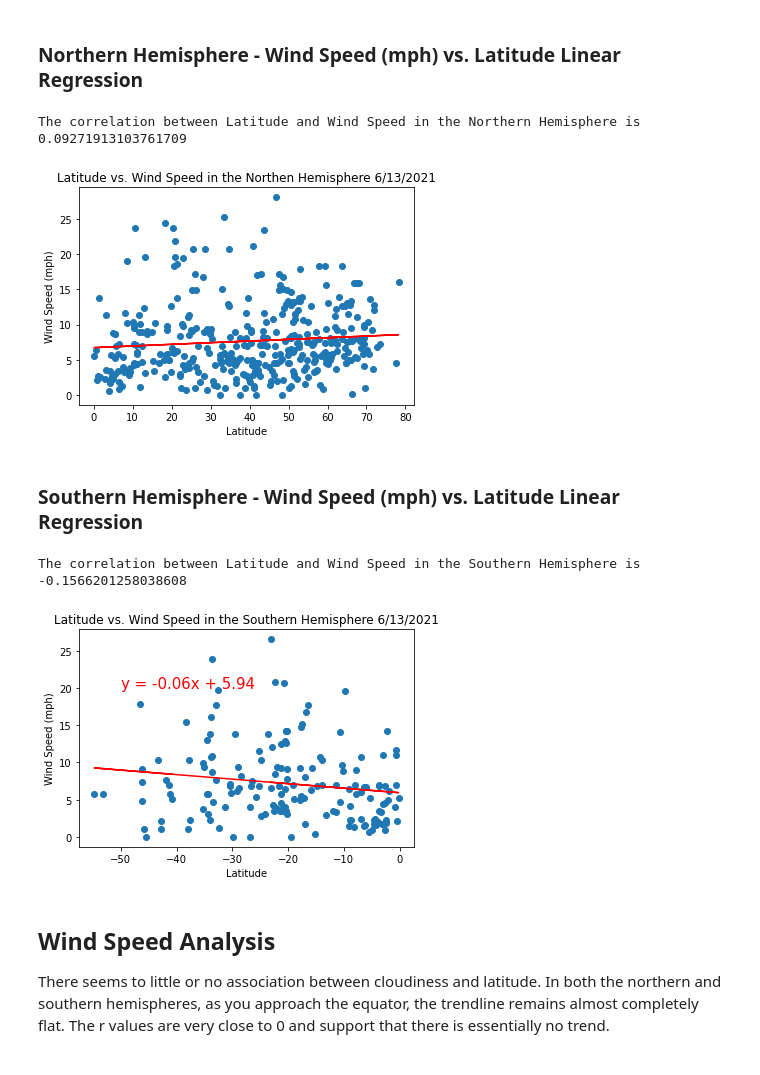
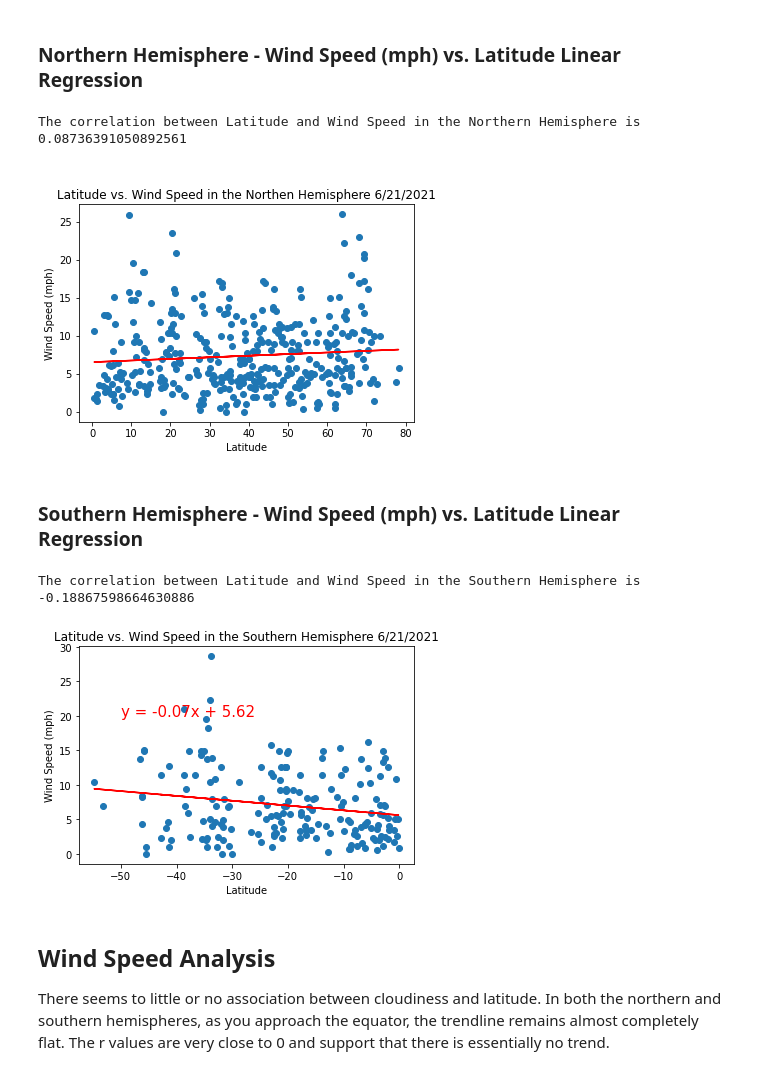
Before and after one commit to terrellbradford/python-api-challenge, a Jupyter notebook: WeatherPy_working.ipynb, the cells around one changed output. Drawn from its saved outputs; the diff is of its cells as text; code cells hidden in the pictures.

Commit message:
update dates on plots

```diff
--- a/WeatherPy_working.ipynb
+++ b/WeatherPy_working.ipynb
@@ -474,36 +474,36 @@ There seems to little or no association between cloudiness and latitude. In both
 #define x and y values
 x_values = north_weather['Latitude']
 y_values = north_weather['Wind Speed']
 
 #calculate and print correlation coefficient
 correlation = st.pearsonr(x_values, y_values)
 print(f"\nThe correlation between Latitude and Wind Speed in the Northern Hemisphere is {correlation[0]}\n")
 
 #calculate linear regression model
 (slope, intercept, rvalue, pvalue, stderr) = linregress(x_values, y_values)
 
 #define linear regression
 regress_values = x_values * slope + intercept
 line_eq = "y = " + str(round(slope, 2)) + "x + " + str(round(intercept, 2))
 
 #generate scatter plot
 plt.scatter(x_values, y_values)
 
 #generate regression line
 plt.plot(x_values, regress_values,"r-")
 
 #format labels
 plt.annotate(line_eq, (25, 30), fontsize=15, color="red")
-plt.title('Latitude vs. Wind Speed in the Northen Hemisphere 6/13/2021')
+plt.title('Latitude vs. Wind Speed in the Northen Hemisphere 6/21/2021')
 plt.xlabel('Latitude')
 plt.ylabel('Wind Speed (mph)')
 
 #save, print, and clear plot
 plt.savefig("output/images/NorthWind.png")
 plt.show()
 # %% [output]
-The correlation between Latitude and Wind Speed in the Northern Hemisphere is 0.09271913103761709
+The correlation between Latitude and Wind Speed in the Northern Hemisphere is 0.08736391050892561
-[figure, old version]
+[figure, new version]
 # %% [markdown]
 ###  Southern Hemisphere - Wind Speed (mph) vs. Latitude Linear Regression
 # %%
@@ -530,7 +530,7 @@ plt.plot(x_values, regress_values,"r-")
 
 #format labels
 plt.annotate(line_eq, (-50, 20), fontsize=15, color="red")
-plt.title('Latitude vs. Wind Speed in the Southern Hemisphere 6/13/2021')
+plt.title('Latitude vs. Wind Speed in the Southern Hemisphere 6/21/2021')
 plt.xlabel('Latitude')
 plt.ylabel('Wind Speed (mph)')
 
@@ -538,8 +538,8 @@ plt.ylabel('Wind Speed (mph)')
 plt.savefig("output/images/SouthWind.png")
 plt.show()
 # %% [output]
-The correlation between Latitude and Wind Speed in the Southern Hemisphere is -0.1566201258038608
+The correlation between Latitude and Wind Speed in the Southern Hemisphere is -0.18867598664630886
-[figure, old version]
+[figure, new version]
 # %% [markdown]
 ## Wind Speed Analysis
 
```
Also changed, not shown: parts of 16 cells of this notebook, 14 other files.
